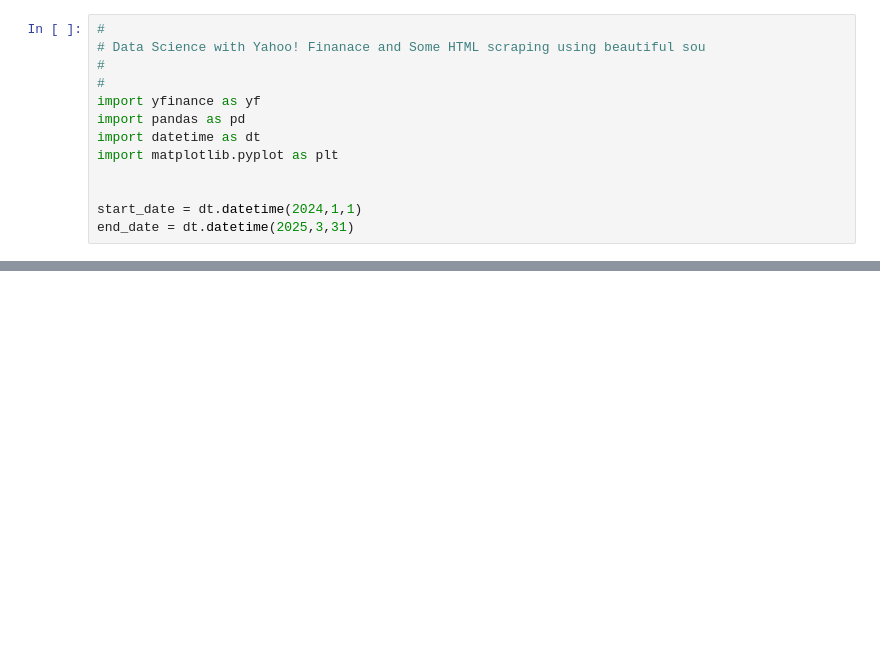
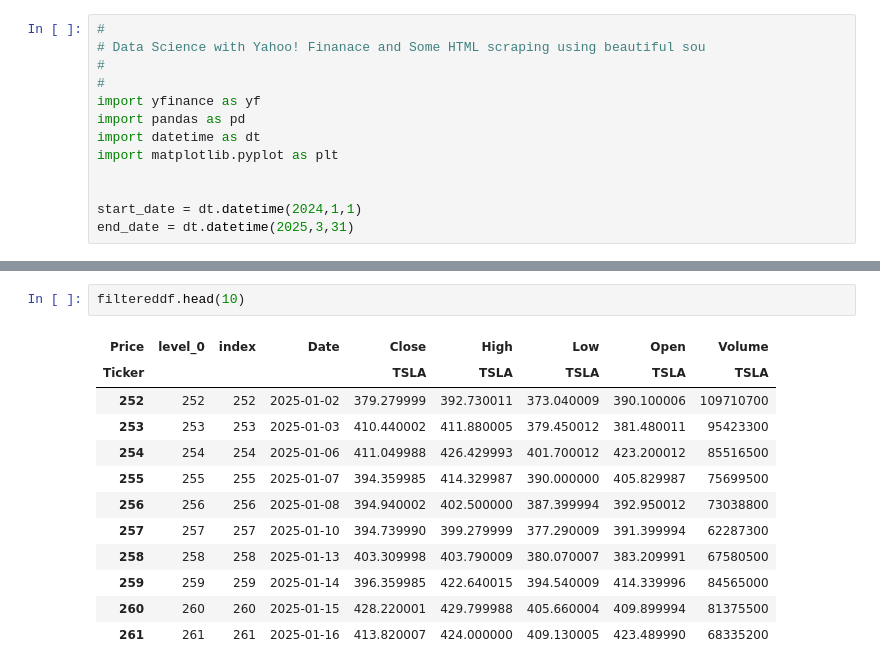
Before and after one commit to ScottPiersall/PythonCourseNotebooks, a Jupyter notebook: DataScienceNotebooks/DataScience_Finance_Yahoo_and_BS.ipynb, the cells around one changed output, grey strips where cells are left out. Saved outputs shown, nothing was run; the diff lists cells and outputs as text; blank space fills up the shorter version.

```diff
--- a/DataScienceNotebooks/DataScience_Finance_Yahoo_and_BS.ipynb
+++ b/DataScienceNotebooks/DataScience_Finance_Yahoo_and_BS.ipynb
@@ -29 +48,16 @@ data.head(5)
+# %%
+filtereddf.head(10)
+# %% [output]
+| Price | level_0 | index | Date | Close | High | Low | Open | Volume |
+| Ticker |  |  |  | TSLA | TSLA | TSLA | TSLA | TSLA |
+| 252 | 252 | 252 | 2025-01-02 | 379.279999 | 392.730011 | 373.040009 | 390.100006 | 109710700 |
+| 253 | 253 | 253 | 2025-01-03 | 410.440002 | 411.880005 | 379.450012 | 381.480011 | 95423300 |
+| 254 | 254 | 254 | 2025-01-06 | 411.049988 | 426.429993 | 401.700012 | 423.200012 | 85516500 |
+| 255 | 255 | 255 | 2025-01-07 | 394.359985 | 414.329987 | 390.000000 | 405.829987 | 75699500 |
+| 256 | 256 | 256 | 2025-01-08 | 394.940002 | 402.500000 | 387.399994 | 392.950012 | 73038800 |
+| 257 | 257 | 257 | 2025-01-10 | 394.739990 | 399.279999 | 377.290009 | 391.399994 | 62287300 |
+| 258 | 258 | 258 | 2025-01-13 | 403.309998 | 403.790009 | 380.070007 | 383.209991 | 67580500 |
+| 259 | 259 | 259 | 2025-01-14 | 396.359985 | 422.640015 | 394.540009 | 414.339996 | 84565000 |
+| 260 | 260 | 260 | 2025-01-15 | 428.220001 | 429.799988 | 405.660004 | 409.899994 | 81375500 |
+| 261 | 261 | 261 | 2025-01-16 | 413.820007 | 424.000000 | 409.130005 | 423.489990 | 68335200 |
 # %%
```
Also changed, not shown: parts of 4 cells of this notebook, 1 other file.
